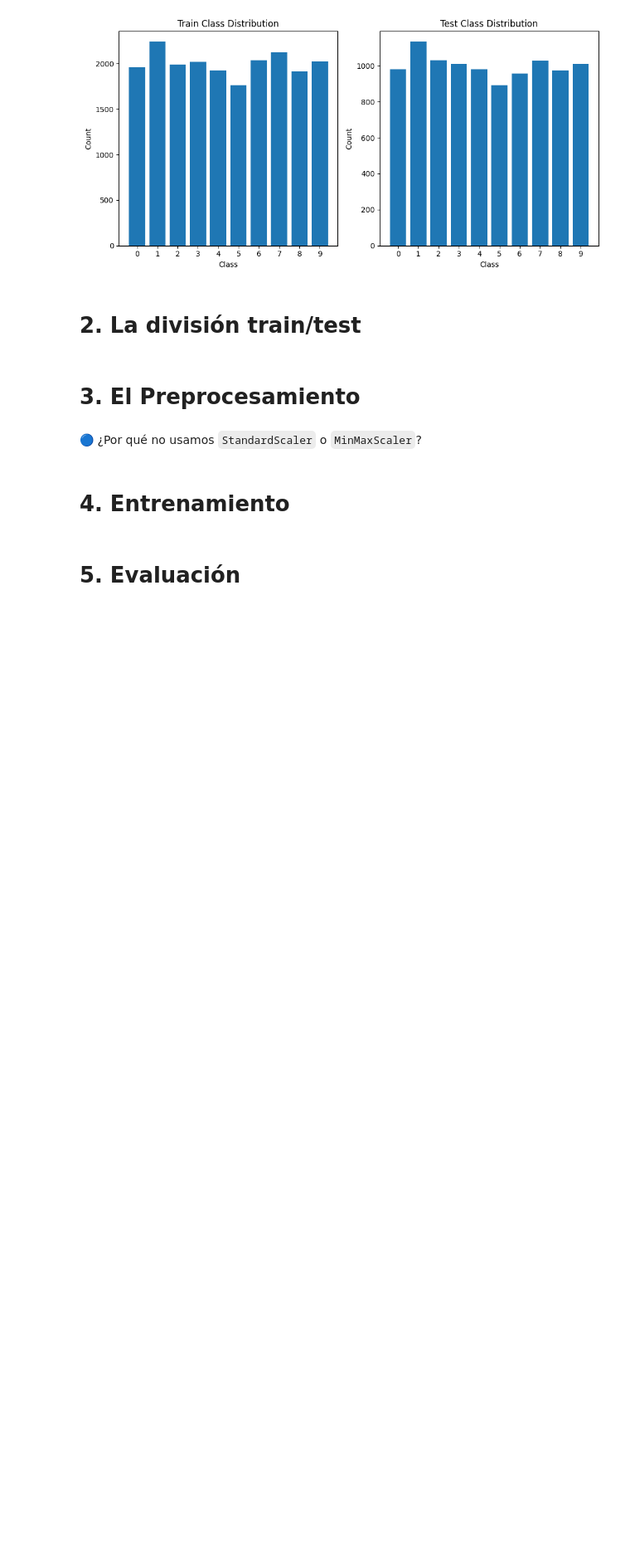
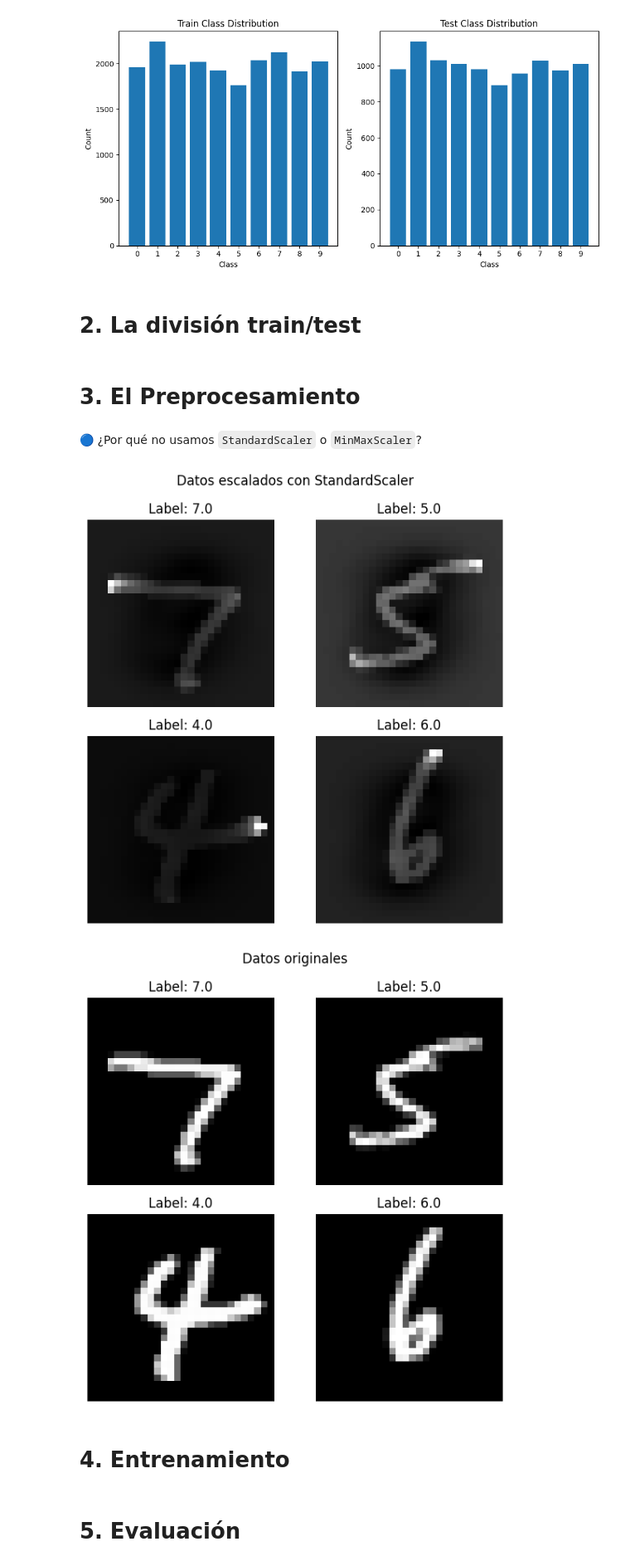
Before and after one commit to gmauricio-toledo/math-ML, a Jupyter notebook: Notebooks/16-Clasificacion.ipynb, the cells around one changed output. Shown at 83% size. Drawn from its saved outputs; the diff is of its cells as text; code cells hidden in the pictures; blank space fills up the shorter version.

```diff
--- a/Notebooks/16-Clasificacion.ipynb
+++ b/Notebooks/16-Clasificacion.ipynb
@@ -113,5 +113,35 @@ X_train = X_train/255.0
 X_test = X_test/255.0
 # %% [markdown]
 🔵 ¿Por qué no usamos `StandardScaler` o `MinMaxScaler`?
+# %%
+from sklearn.preprocessing import StandardScaler
+
+scaler = StandardScaler()
+X_train_scl = scaler.fit_transform(X_train)
+
+random_idxs = np.random.choice(X_train_scl.shape[0],4)
+
+fig, axs = plt.subplots(2, 2, figsize=(6, 6))
+fig.suptitle('Datos escalados con StandardScaler')
+for i, idx in enumerate(random_idxs):
+    axs[i // 2, i % 2].imshow(X_train_scl[idx].reshape(28, 28), cmap='gray')
+    axs[i // 2, i % 2].set_title(f'Label: {y_train[idx]}')
+    axs[i // 2, i % 2].axis('off')
+
+plt.tight_layout()
+plt.show()
+
+fig, axs = plt.subplots(2, 2, figsize=(6, 6))
+fig.suptitle('Datos originales')
+for i, idx in enumerate(random_idxs):
+    axs[i // 2, i % 2].imshow(X_train[idx].reshape(28, 28), cmap='gray')
+    axs[i // 2, i % 2].set_title(f'Label: {y_train[idx]}')
+    axs[i // 2, i % 2].axis('off')
+
+plt.tight_layout()
+plt.show()
+# %% [output]
+[figure, added]
+[figure, added]
 # %% [markdown]
 # 4. Entrenamiento
```
Also changed, not shown: parts of 5 cells of this notebook.
